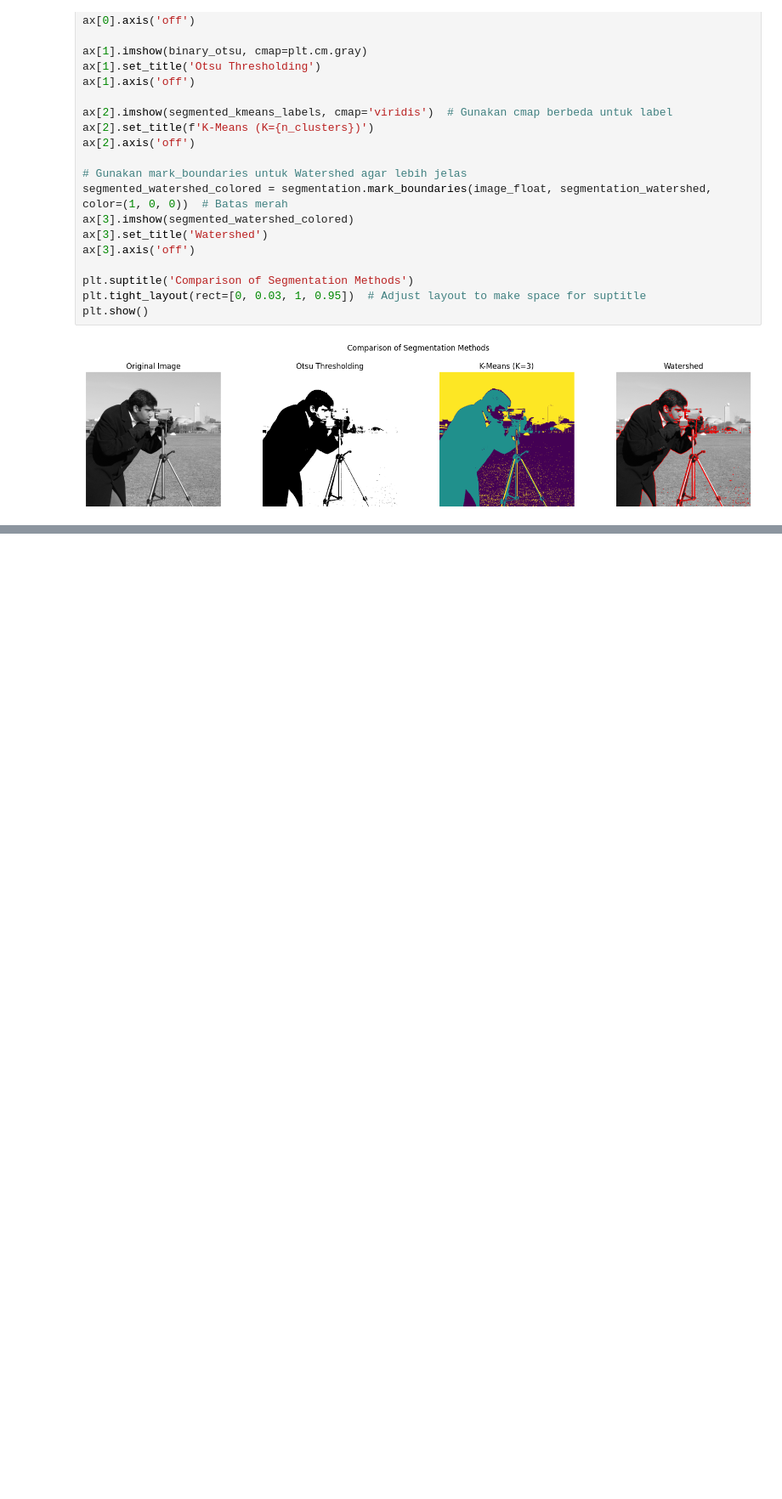
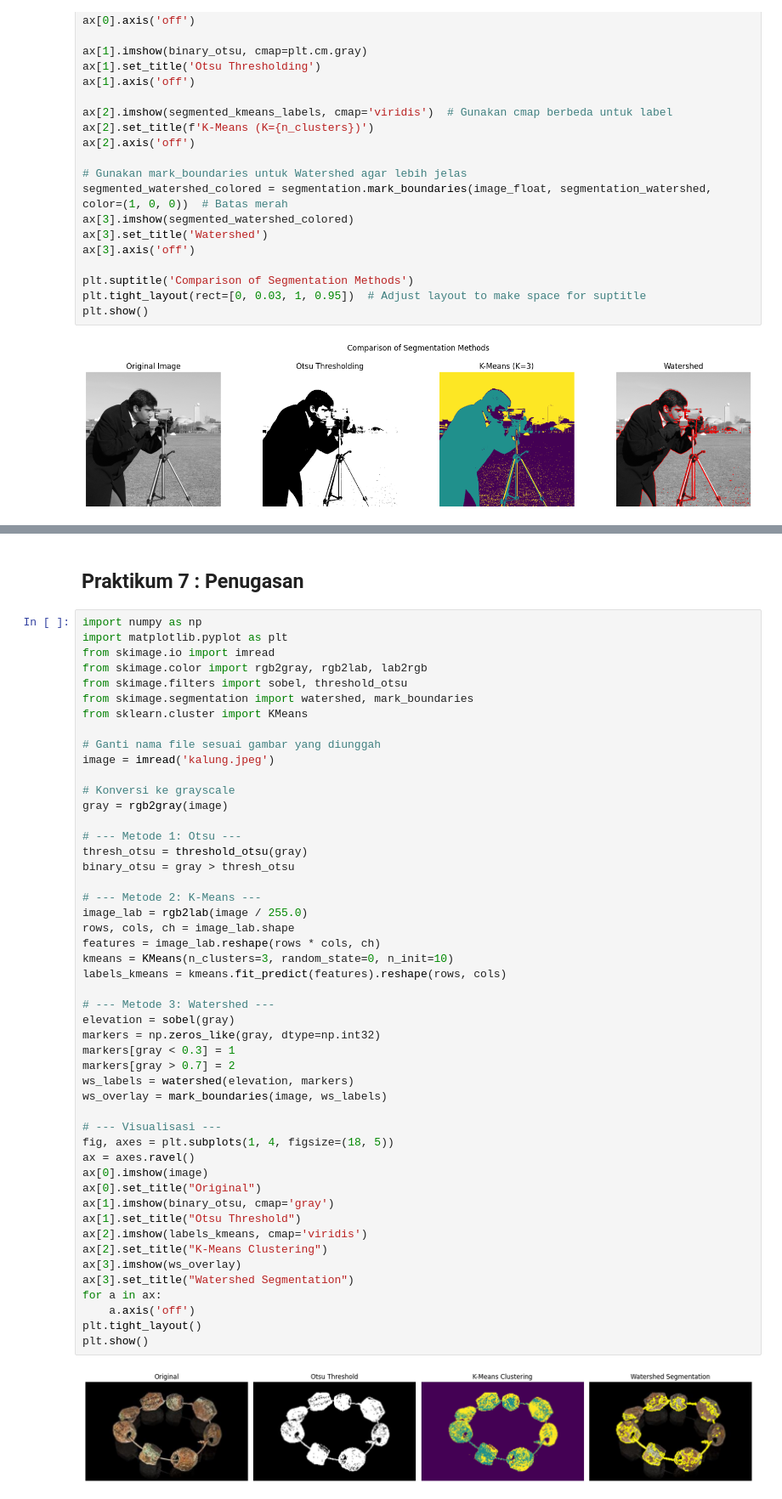
Before and after one commit to RafiArthayana/2025_Pengolahan_Citra_TI-2A, a Jupyter notebook: Jobsheet04_Pengolahan_Citra.ipynb, the cells around one changed output, grey strips where cells are left out. Shown at 85% size. Cells and saved outputs as stored; diff of their text form; blank space fills up the shorter version.

```diff
--- a/Jobsheet04_Pengolahan_Citra.ipynb
+++ b/Jobsheet04_Pengolahan_Citra.ipynb
@@ -281,0 +323,53 @@ plt.show()
+# %% [markdown]
+## Praktikum 7 : Penugasan
+# %%
+import numpy as np
+import matplotlib.pyplot as plt
+from skimage.io import imread
+from skimage.color import rgb2gray, rgb2lab, lab2rgb
+from skimage.filters import sobel, threshold_otsu
+from skimage.segmentation import watershed, mark_boundaries
+from sklearn.cluster import KMeans
+
+# Ganti nama file sesuai gambar yang diunggah
+image = imread('kalung.jpeg')
+
+# Konversi ke grayscale
+gray = rgb2gray(image)
+
+# --- Metode 1: Otsu ---
+thresh_otsu = threshold_otsu(gray)
+binary_otsu = gray > thresh_otsu
+
+# --- Metode 2: K-Means ---
+image_lab = rgb2lab(image / 255.0)
+rows, cols, ch = image_lab.shape
+features = image_lab.reshape(rows * cols, ch)
+kmeans = KMeans(n_clusters=3, random_state=0, n_init=10)
+labels_kmeans = kmeans.fit_predict(features).reshape(rows, cols)
+
+# --- Metode 3: Watershed ---
+elevation = sobel(gray)
+markers = np.zeros_like(gray, dtype=np.int32)
+markers[gray < 0.3] = 1
+markers[gray > 0.7] = 2
+ws_labels = watershed(elevation, markers)
+ws_overlay = mark_boundaries(image, ws_labels)
+
+# --- Visualisasi ---
+fig, axes = plt.subplots(1, 4, figsize=(18, 5))
+ax = axes.ravel()
+ax[0].imshow(image)
+ax[0].set_title("Original")
+ax[1].imshow(binary_otsu, cmap='gray')
+ax[1].set_title("Otsu Threshold")
+ax[2].imshow(labels_kmeans, cmap='viridis')
+ax[2].set_title("K-Means Clustering")
+ax[3].imshow(ws_overlay)
+ax[3].set_title("Watershed Segmentation")
+for a in ax:
+    a.axis('off')
+plt.tight_layout()
+plt.show()
+# %% [output]
+[figure, added]
```
Also changed, not shown: parts of 2 cells of this notebook.
